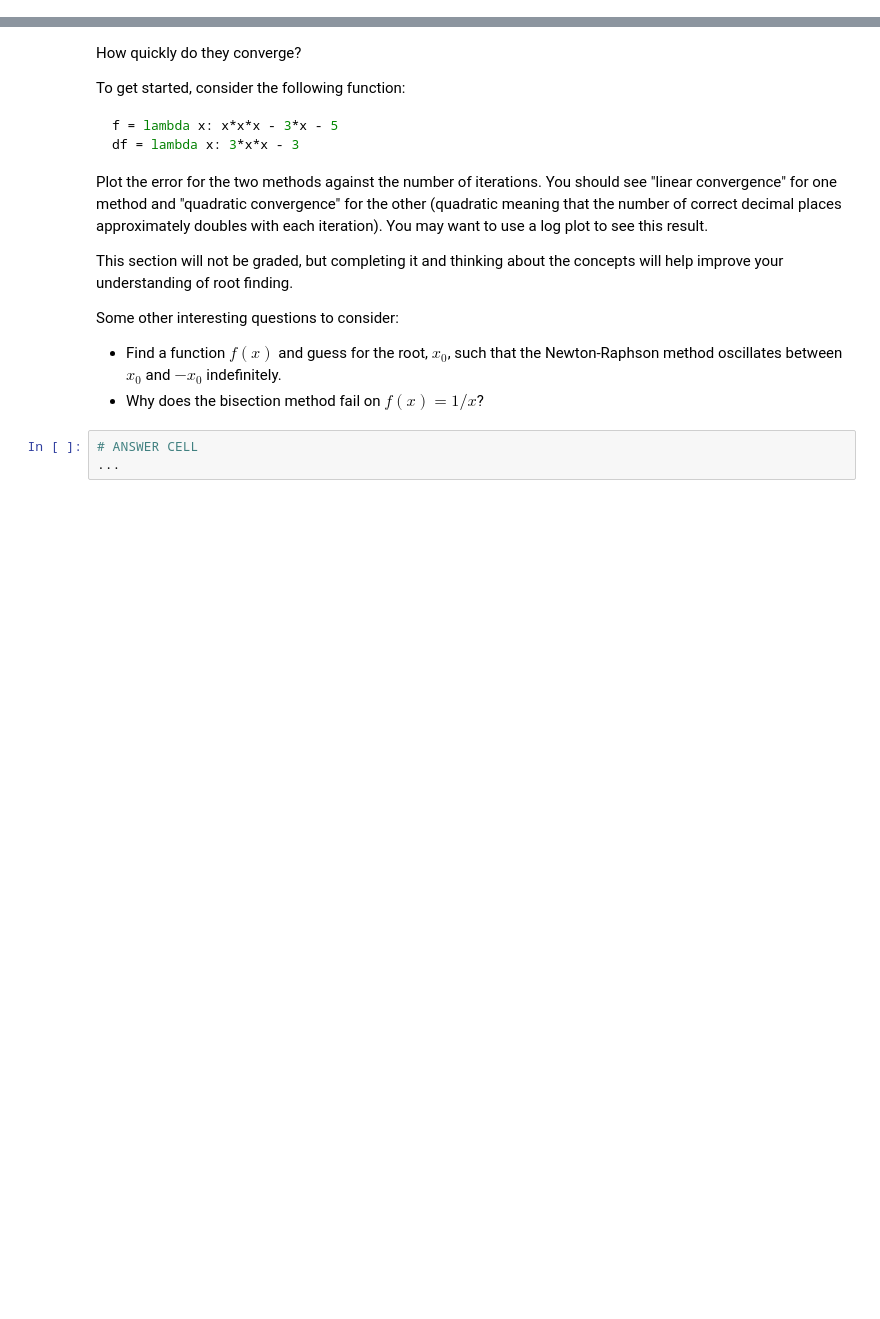
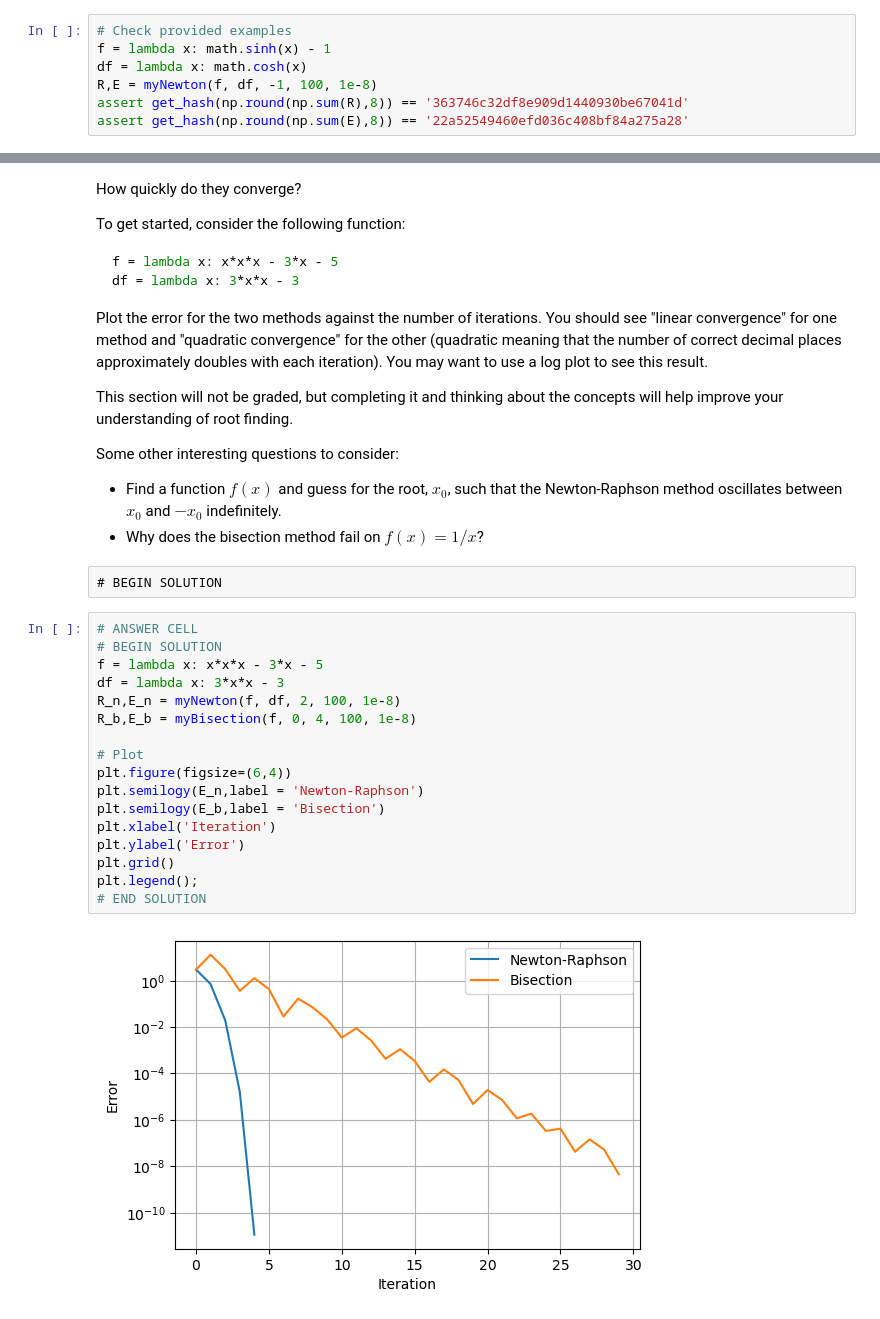
Before and after one commit to ds-modules/ENGIN7-FA23, a Jupyter notebook: Lab09/lab09.ipynb, the cells around one changed output, grey strips where cells are left out. Cells and saved outputs as stored; diff of their text form; blank space fills up the shorter version.

```diff
--- a/Lab09/lab09.ipynb
+++ b/Lab09/lab09.ipynb
@@ -328,0 +722,7 @@ grader.check("q3_0")
+# %%
+# Check provided examples
+f = lambda x: math.sinh(x) - 1
+df = lambda x: math.cosh(x)
+R,E = myNewton(f, df, -1, 100, 1e-8)
+assert get_hash(np.round(np.sum(R),8)) == '363746c32df8e909d1440930be67041d'
+assert get_hash(np.round(np.sum(E),8)) == '22a52549460efd036c408bf84a275a28'
@@ -390,6 +864,24 @@ This section will not be graded, but completing it and thinking about the concep
 Some other interesting questions to consider:
 * Find a function $f(x)$ and guess for the root, $x_0$, such that the Newton-Raphson method oscillates between $x_0$ and $−x_0$ indefinitely.
 * Why does the bisection method fail on $f(x) = 1/x$?
+# %% [raw]
+# BEGIN SOLUTION
 # %%
 # ANSWER CELL
-...
+# BEGIN SOLUTION
+f = lambda x: x*x*x - 3*x - 5
+df = lambda x: 3*x*x - 3
+R_n,E_n = myNewton(f, df, 2, 100, 1e-8)
+R_b,E_b = myBisection(f, 0, 4, 100, 1e-8)
+
+# Plot
+plt.figure(figsize=(6,4))
+plt.semilogy(E_n,label = 'Newton-Raphson')
+plt.semilogy(E_b,label = 'Bisection')
+plt.xlabel('Iteration')
+plt.ylabel('Error')
+plt.grid()
+plt.legend();
+# END SOLUTION
+# %% [output]
+[figure, added]
```
Also changed, not shown: parts of 134 cells of this notebook.
